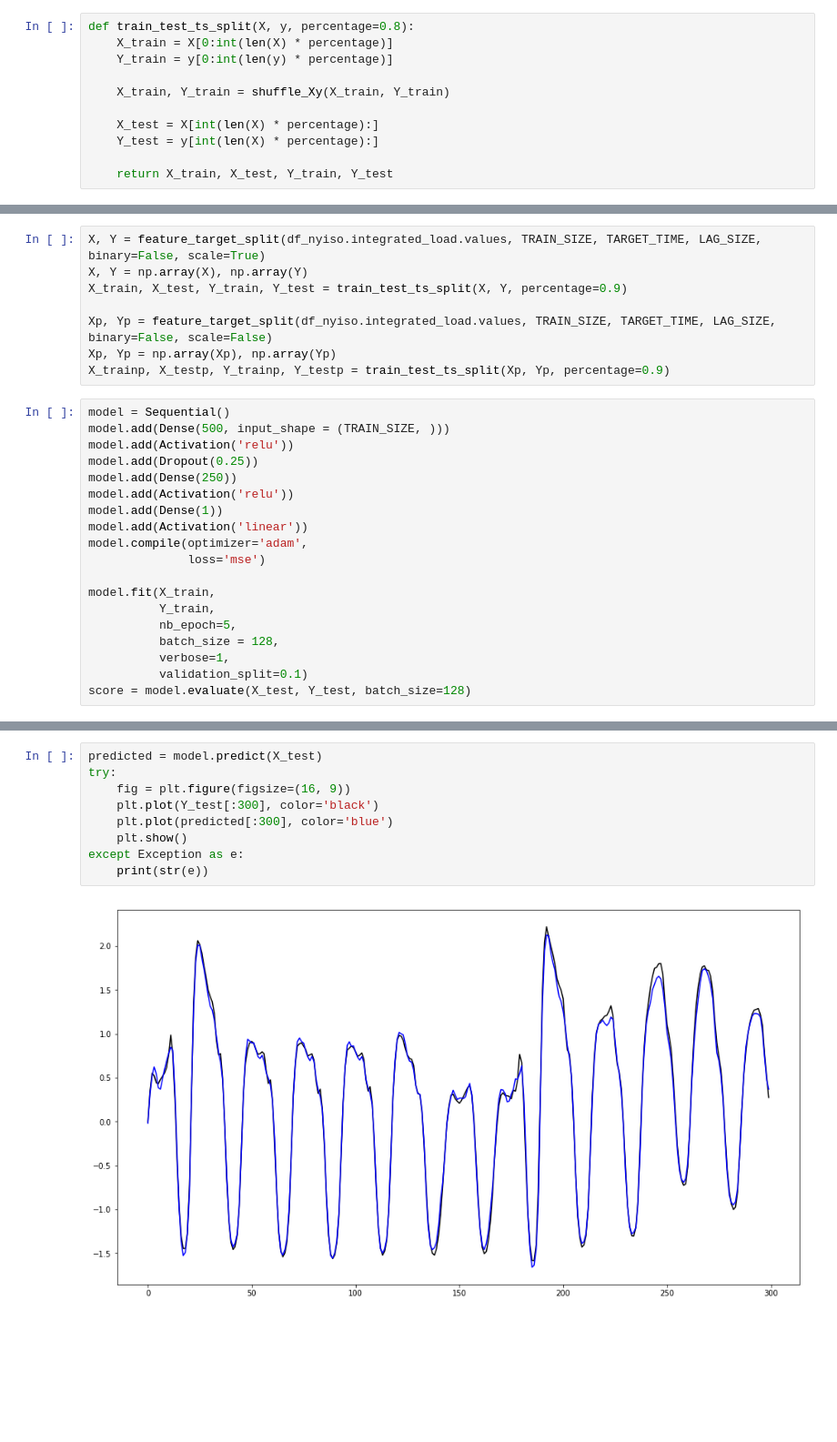
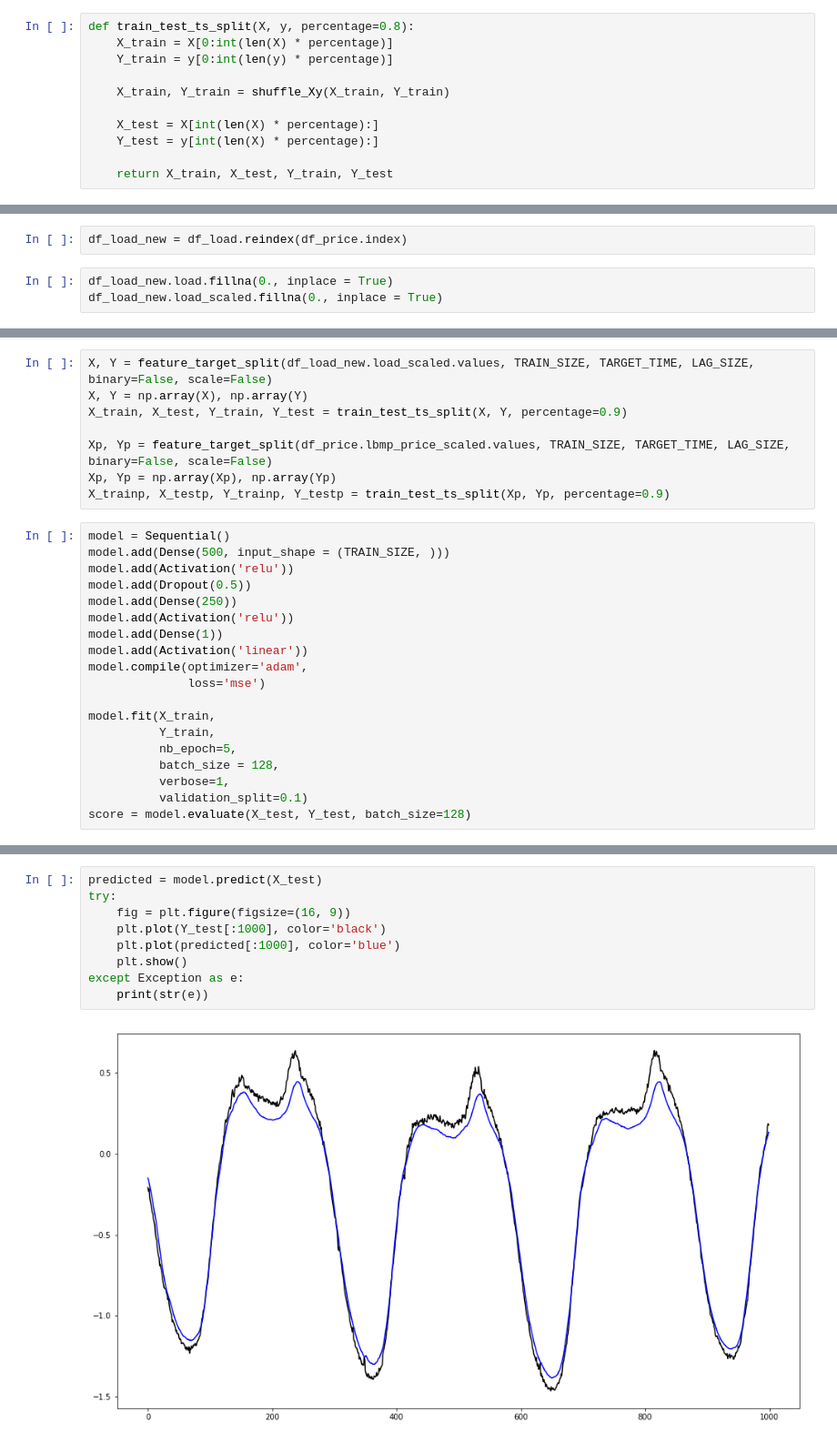
Before and after one commit to xingliuUT/battery_planner, a Jupyter notebook: nn_model.ipynb, the cells around one changed output, grey strips where cells are left out. Shown at 91% size. Saved outputs shown, nothing was run; the diff lists cells and outputs as text; blank space fills up the shorter version.

```diff
--- a/nn_model.ipynb
+++ b/nn_model.ipynb
@@ -103,0 +100,5 @@ array([ 4894.5,  4712.7,  4510.4, ...,  8079.9,  7788.5,  7361.3])
+# %%
+df_load_new = df_load.reindex(df_price.index)
+# %%
+df_load_new.load.fillna(0., inplace = True)
+df_load_new.load_scaled.fillna(0., inplace = True)
@@ -104,16 +121,16 @@ array([ 4894.5,  4712.7,  4510.4, ...,  8079.9,  7788.5,  7361.3])
 # %%
-X, Y = feature_target_split(df_nyiso.integrated_load.values, TRAIN_SIZE, TARGET_TIME, LAG_SIZE, binary=False, scale=True)
+X, Y = feature_target_split(df_load_new.load_scaled.values, TRAIN_SIZE, TARGET_TIME, LAG_SIZE, binary=False, scale=False)
 X, Y = np.array(X), np.array(Y)
 X_train, X_test, Y_train, Y_test = train_test_ts_split(X, Y, percentage=0.9)
 
-Xp, Yp = feature_target_split(df_nyiso.integrated_load.values, TRAIN_SIZE, TARGET_TIME, LAG_SIZE, binary=False, scale=False)
+Xp, Yp = feature_target_split(df_price.lbmp_price_scaled.values, TRAIN_SIZE, TARGET_TIME, LAG_SIZE, binary=False, scale=False)
 Xp, Yp = np.array(Xp), np.array(Yp)
 X_trainp, X_testp, Y_trainp, Y_testp = train_test_ts_split(Xp, Yp, percentage=0.9)
 # %%
 model = Sequential()
 model.add(Dense(500, input_shape = (TRAIN_SIZE, )))
 model.add(Activation('relu'))
-model.add(Dropout(0.25))
+model.add(Dropout(0.5))
 model.add(Dense(250))
 model.add(Activation('relu'))
 model.add(Dense(1))
@@ -144,14 +161,14 @@ Epoch 5/5
 # %%
 predicted = model.predict(X_test)
 try:
     fig = plt.figure(figsize=(16, 9))
-    plt.plot(Y_test[:300], color='black')
-    plt.plot(predicted[:300], color='blue')
+    plt.plot(Y_test[:1000], color='black')
+    plt.plot(predicted[:1000], color='blue')
     plt.show()
 except Exception as e:
     print(str(e))
 # %% [output]
-[figure, old version]
+[figure, new version]
 # %%
 score
 # %% [output]
```
Also changed, not shown: parts of 27 cells of this notebook.
